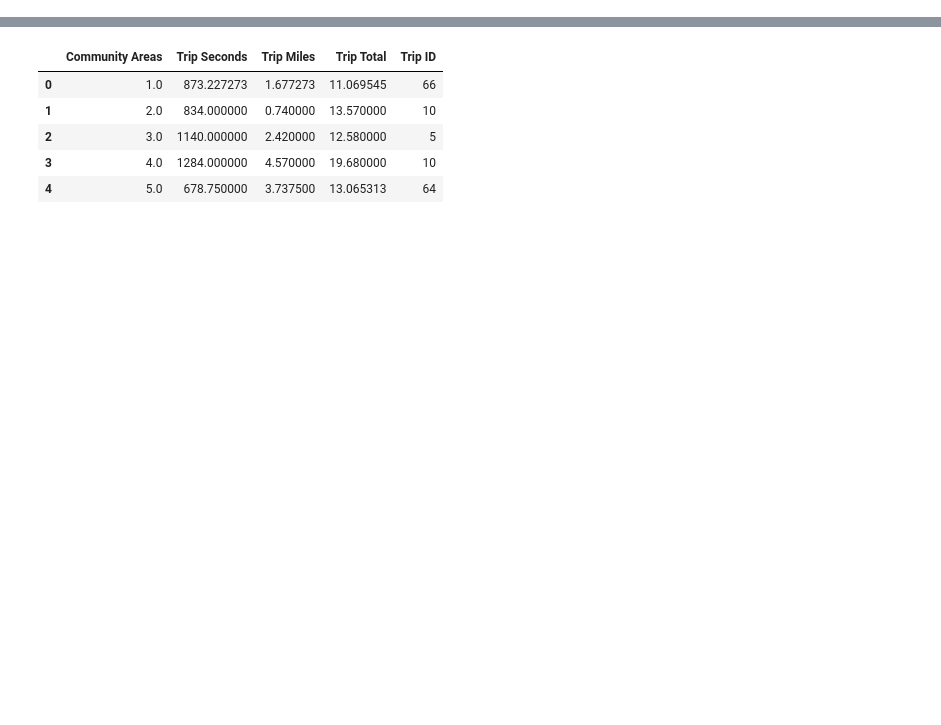
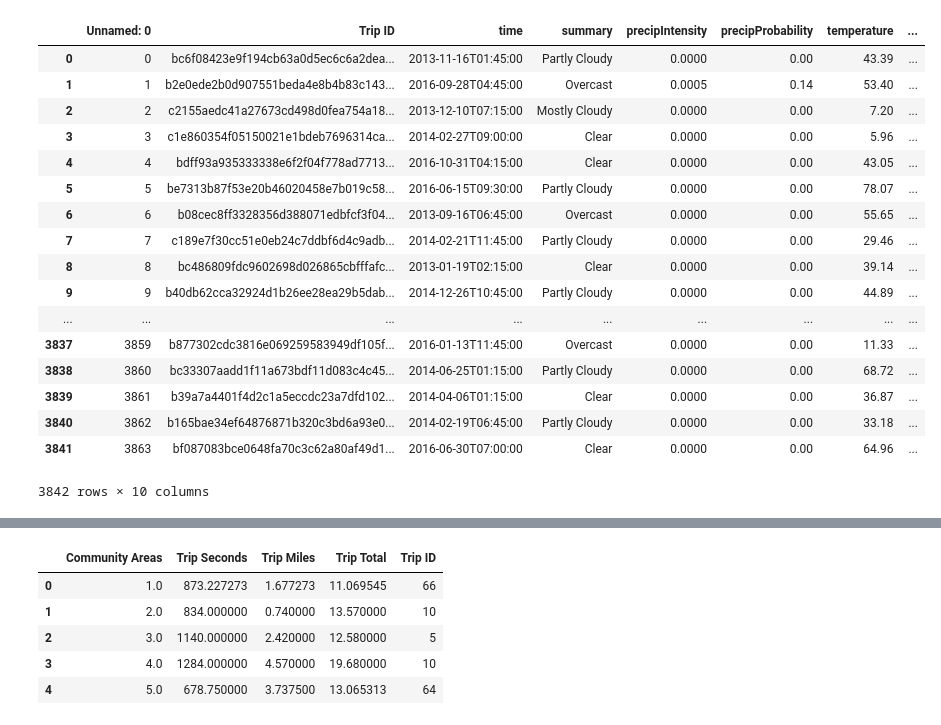
Before and after one commit to peterjorphan/07-project_one, a Jupyter notebook: Resources/jared_datawork.ipynb, the cells around one changed output, grey strips where cells are left out. Drawn from its saved outputs; the diff is of its cells as text; code cells hidden in the pictures; blank space fills up the shorter version.

Commit message:
summary_df

```diff
--- a/Resources/jared_datawork.ipynb
+++ b/Resources/jared_datawork.ipynb
@@ -32,0 +5,23 @@ df.head()
+# %%
+file = "../output/weather.csv"
+df = pd.read_csv(file)
+df
+# %% [output]
+|  | Unnamed: 0 | Trip ID | time | summary | precipIntensity | precipProbability | temperature | ... |
+| 0 | 0 | bc6f08423e9f194cb63a0d5ec6c6a2dea... | 2013-11-16T01:45:00 | Partly Cloudy | 0.0000 | 0.00 | 43.39 | ... |
+| 1 | 1 | b2e0ede2b0d907551beda4e8b4b83c143... | 2016-09-28T04:45:00 | Overcast | 0.0005 | 0.14 | 53.40 | ... |
+| 2 | 2 | c2155aedc41a27673cd498d0fea754a18... | 2013-12-10T07:15:00 | Mostly Cloudy | 0.0000 | 0.00 | 7.20 | ... |
+| 3 | 3 | c1e860354f05150021e1bdeb7696314ca... | 2014-02-27T09:00:00 | Clear | 0.0000 | 0.00 | 5.96 | ... |
+| 4 | 4 | bdff93a935333338e6f2f04f778ad7713... | 2016-10-31T04:15:00 | Clear | 0.0000 | 0.00 | 43.05 | ... |
+| 5 | 5 | be7313b87f53e20b46020458e7b019c58... | 2016-06-15T09:30:00 | Partly Cloudy | 0.0000 | 0.00 | 78.07 | ... |
+| 6 | 6 | b08cec8ff3328356d388071edbfcf3f04... | 2013-09-16T06:45:00 | Overcast | 0.0000 | 0.00 | 55.65 | ... |
+| 7 | 7 | c189e7f30cc51e0eb24c7ddbf6d4c9adb... | 2014-02-21T11:45:00 | Partly Cloudy | 0.0000 | 0.00 | 29.46 | ... |
+| 8 | 8 | bc486809fdc9602698d026865cbfffafc... | 2013-01-19T02:15:00 | Clear | 0.0000 | 0.00 | 39.14 | ... |
+| 9 | 9 | b40db62cca32924d1b26ee28ea29b5dab... | 2014-12-26T10:45:00 | Partly Cloudy | 0.0000 | 0.00 | 44.89 | ... |
+| ... | ... | ... | ... | ... | ... | ... | ... | ... |
+| 3837 | 3859 | b877302cdc3816e069259583949df105f... | 2016-01-13T11:45:00 | Overcast | 0.0000 | 0.00 | 11.33 | ... |
+| 3838 | 3860 | bc33307aadd1f11a673bdf11d083c4c45... | 2014-06-25T01:15:00 | Partly Cloudy | 0.0000 | 0.00 | 68.72 | ... |
+| 3839 | 3861 | b39a7a4401f4d2c1a5eccdc23a7dfd102... | 2014-04-06T01:15:00 | Clear | 0.0000 | 0.00 | 36.87 | ... |
+| 3840 | 3862 | b165bae34ef64876871b320c3bd6a93e0... | 2014-02-19T06:45:00 | Partly Cloudy | 0.0000 | 0.00 | 33.18 | ... |
+| 3841 | 3863 | bf087083bce0648fa70c3c62a80af49d1... | 2016-06-30T07:00:00 | Clear | 0.0000 | 0.00 | 64.96 | ... |
+3842 rows × 10 columns
```
Also changed, not shown: parts of 4 cells of this notebook, 1 other file.
